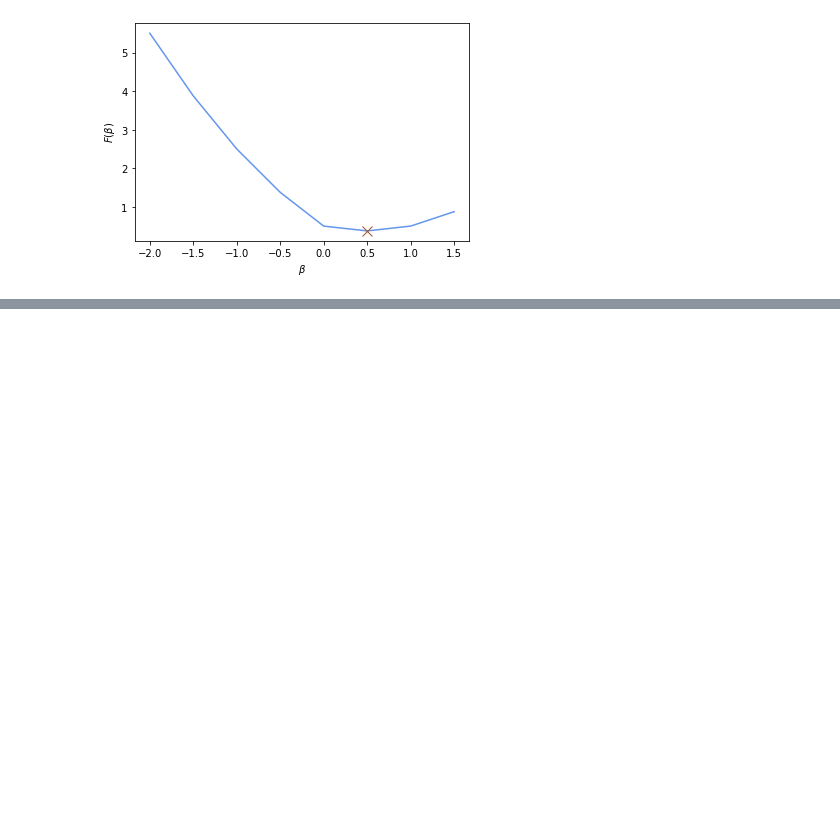
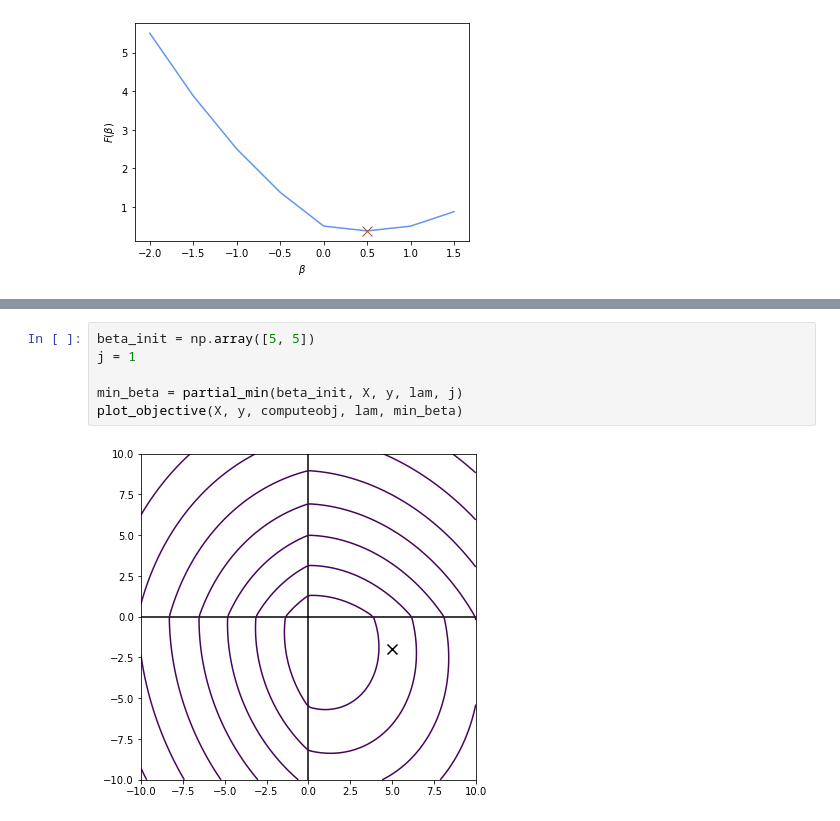
Before and after one commit to anushnap/data558hw4, a Jupyter notebook: hw4-coding.ipynb, the cells around one changed output, grey strips where cells are left out. Saved outputs shown, nothing was run; the diff lists cells and outputs as text; blank space fills up the shorter version.

```diff
--- a/hw4-coding.ipynb
+++ b/hw4-coding.ipynb
@@ -41,0 +216,8 @@ Text(0, 0.5, '$F(\\beta)$')
+# %%
+beta_init = np.array([5, 5])
+j = 1
+
+min_beta = partial_min(beta_init, X, y, lam, j)
+plot_objective(X, y, computeobj, lam, min_beta)
+# %% [output]
+[figure, added]
```
Also changed, not shown: parts of 8 cells of this notebook.
